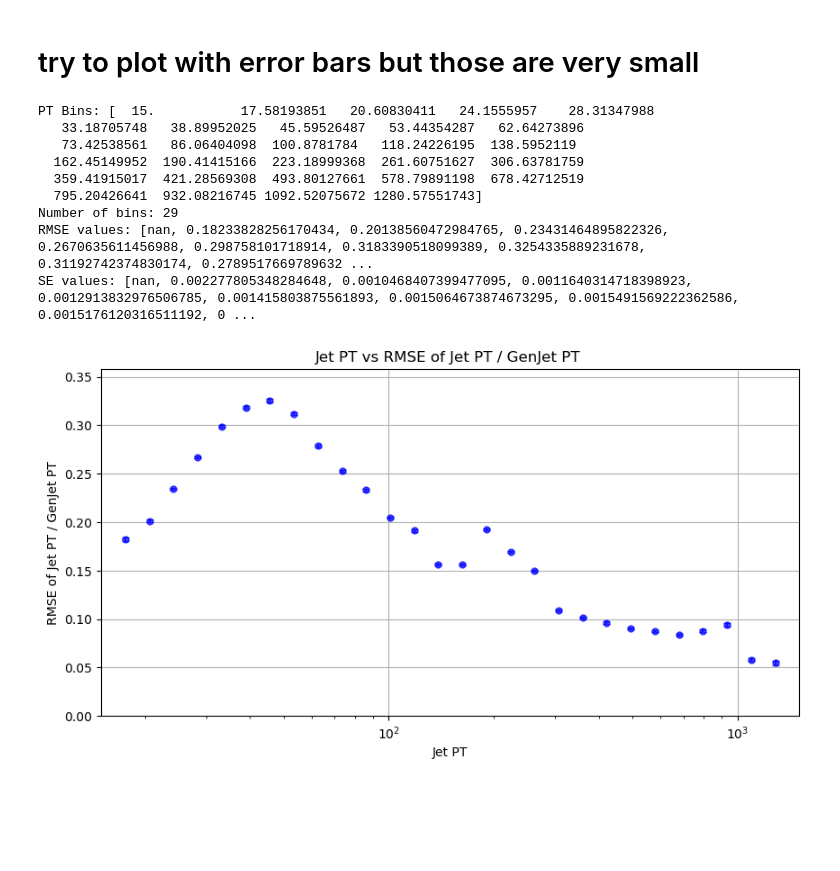
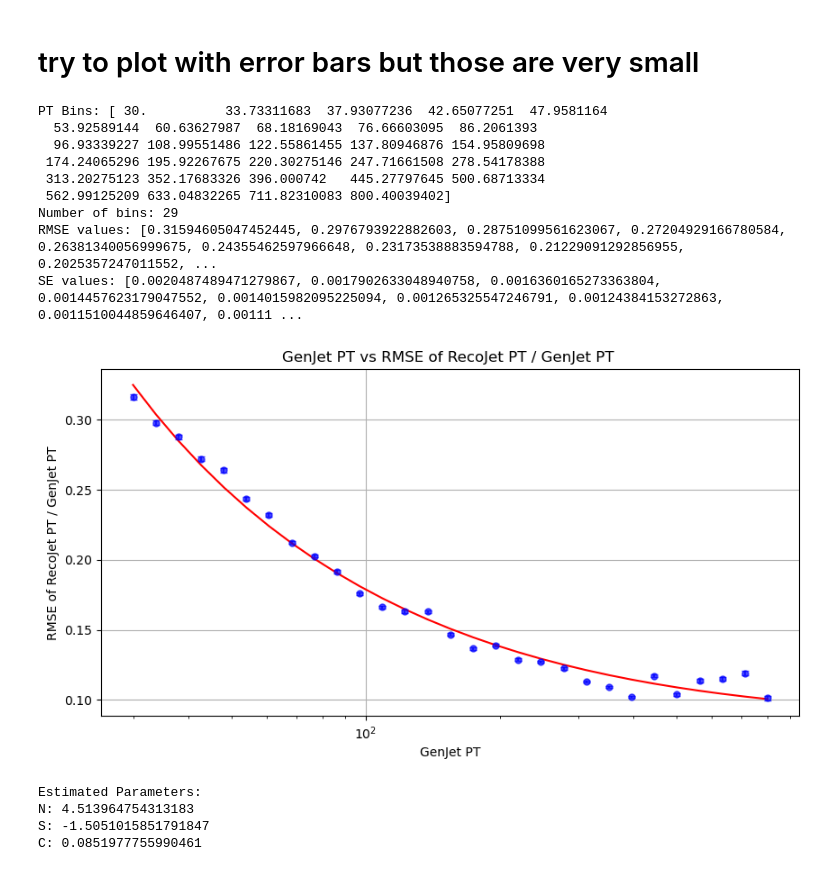
Before and after one commit to rhammad7/Supersymmetry_Analysis, a Jupyter notebook: paper_energy_resolution.ipynb, the cells around one changed output. Cells and saved outputs as stored; diff of their text form; code cells hidden in the pictures; blank space fills up the shorter version.

```diff
--- a/paper_energy_resolution.ipynb
+++ b/paper_energy_resolution.ipynb
@@ -256,13 +282,17 @@ def energy_resolution_bars(root_file_path):
 # %%
-energy_resolution_bars("/data/analysis/rhammad/merged_all_100k_pileUp.root")
+energy_resolution_bars("/data/analysis/rhammad/merged_all_100k_pileUp.root", -100000, 1000000)
 # %% [output]
-PT Bins: [  15.           17.58193851   20.60830411   24.1555957    28.31347988
-   33.18705748   38.89952025   45.59526487   53.44354287   62.64273896
-   73.42538561   86.06404098  100.8781784   118.24226195  138.5952119
-  162.45149952  190.41415166  223.18999368  261.60751627  306.63781759
-  359.41915017  421.28569308  493.80127661  578.79891198  678.42712519
-  795.20426641  932.08216745 1092.52075672 1280.57551743]
+PT Bins: [ 30.          33.73311683  37.93077236  42.65077251  47.9581164
+  53.92589144  60.63627987  68.18169043  76.66603095  86.2061393
+  96.93339227 108.99551486 122.55861455 137.80946876 154.95809698
+ 174.24065296 195.92267675 220.30275146 247.71661508 278.54178388
+ 313.20275123 352.17683326 396.000742   445.27797645 500.68713334
+ 562.99125209 633.04832265 711.82310083 800.40039402]
 Number of bins: 29
-RMSE values: [nan, 0.18233828256170434, 0.20138560472984765, 0.23431464895822326, 0.2670635611456988, 0.298758101718914, 0.3183390518099389, 0.3254335889231678, 0.31192742374830174, 0.2789517669789632 ...
-SE values: [nan, 0.002277805348284648, 0.0010468407399477095, 0.0011640314718398923, 0.0012913832976506785, 0.001415803875561893, 0.0015064673874673295, 0.0015491569222362586, 0.0015176120316511192, 0 ...
+RMSE values: [0.31594605047452445, 0.2976793922882603, 0.28751099561623067, 0.27204929166780584, 0.26381340056999675, 0.24355462597966648, 0.23173538883594788, 0.21229091292856955, 0.2025357247011552, ...
+SE values: [0.0020487489471279867, 0.0017902633048940758, 0.0016360165273363804, 0.0014457623179047552, 0.0014015982095225094, 0.001265325547246791, 0.00124384153272863, 0.0011510044859646407, 0.00111 ...
-[figure, old version]
+[figure, new version]
+Estimated Parameters:
+N: 4.513964754313183
+S: -1.5051015851791847
+C: 0.0851977755990461
```
Also changed, not shown: parts of 3 cells of this notebook, 4 other files.
